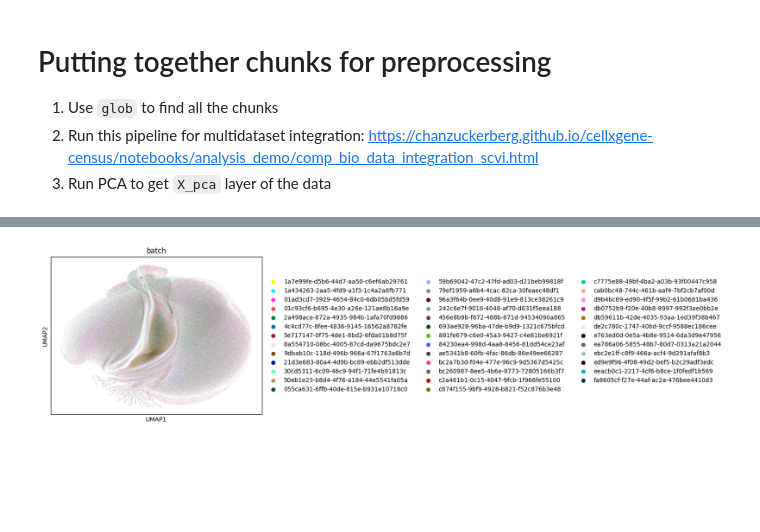
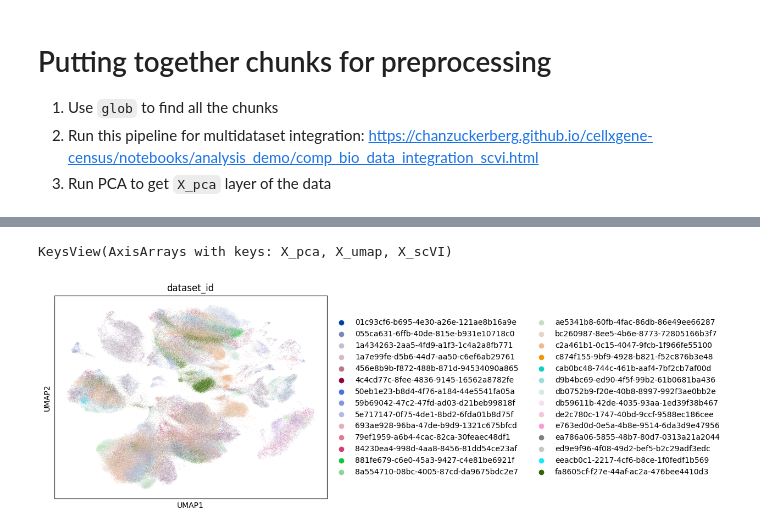
Before and after one commit to subramaniam-lab-ucsd/immune-foundation-model, a Jupyter notebook: src/code/02_immune_data_combine.ipynb, the cells around one changed output, grey strips where cells are left out. Cells and saved outputs as stored; diff of their text form; code cells hidden in the pictures; blank space fills up the shorter version.

```diff
--- a/src/code/02_immune_data_combine.ipynb
+++ b/src/code/02_immune_data_combine.ipynb
@@ -73,0 +48,3 @@ covid_data_read.uns[""]
+# %%
+test_chunk = sc.read_h5ad("../data/cellxgene_data/covid_PBMC_chunk0.h5ad")
+test_chunk.layers["counts"] = test_chunk.X.copy()
@@ -77,0 +81,3 @@ sc.pl.umap(covid_data_read, color=['cell_type'])
+# %%
+scvi.model.SCVI.setup_anndata(test_chunk, layer="counts", batch_key="dataset_id")
+vae = scvi.model.SCVI(test_chunk, n_layers=2, n_latent=30, gene_likelihood="nb", n_hidden=50)
@@ -77,0 +86,2 @@ sc.pl.umap(covid_data_read, color=['cell_type'])
+# %%
+vae.train(max_epochs=100)
@@ -77,0 +97,6 @@ sc.pl.umap(covid_data_read, color=['cell_type'])
+# %%
+test_chunk.obsm["X_scVI"] = vae.get_latent_representation()
+# %%
+print(test_chunk.obsm.keys())
+# %% [output]
+KeysView(AxisArrays with keys: X_pca, X_umap, X_scVI)
@@ -78,4 +107,4 @@ sc.pl.umap(covid_data_read, color=['cell_type'])
 # %%
-sc.pl.umap(covid_data_read, color=["batch"])
+sc.pl.umap(test_chunk, color="dataset_id")
 # %% [output]
-[figure, old version]
+[figure, new version]
```
Also changed, not shown: parts of 26 cells of this notebook, 1 other file.
